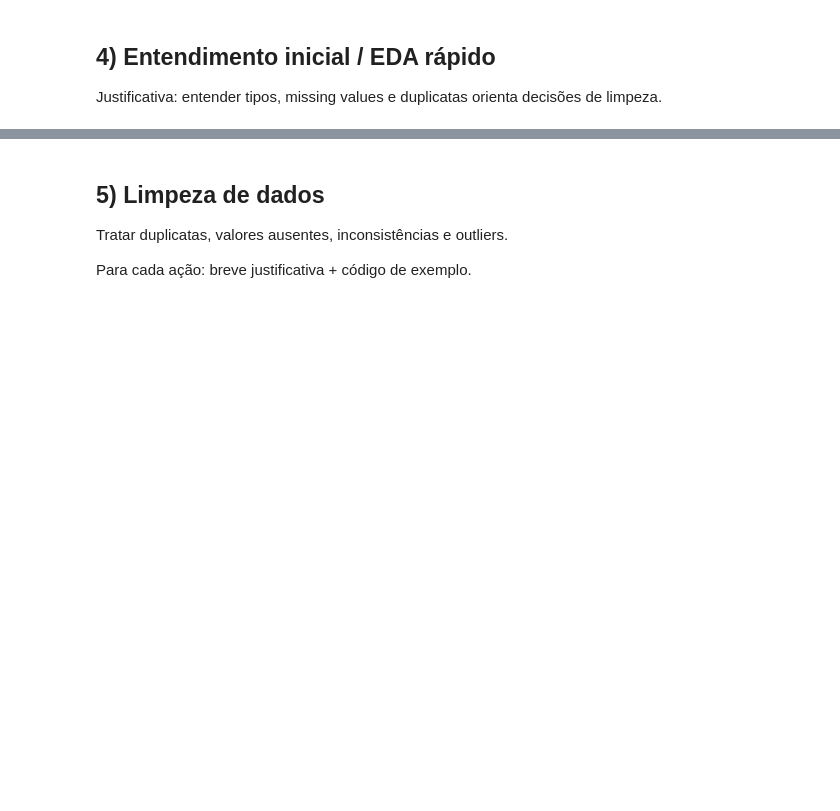
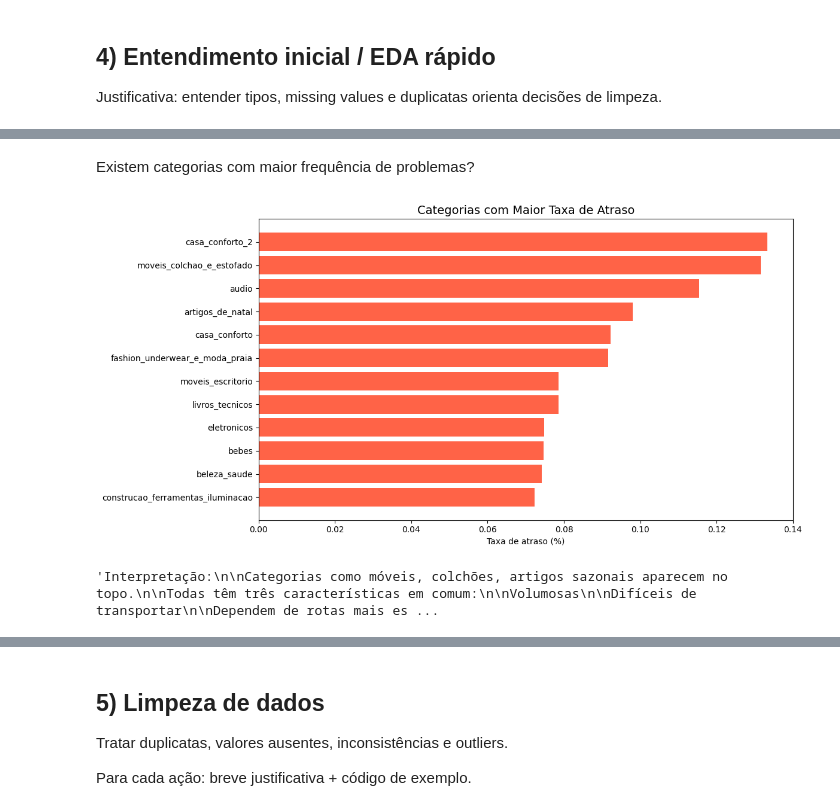
Before and after one commit to saulopietro/saulopietro-Projeto-Analise-Exploratoria--Saulo-Davi-, a Jupyter notebook: analysis_notebook_final.ipynb, the cells around one changed output, grey strips where cells are left out. Cells and saved outputs as stored; diff of their text form; code cells hidden in the pictures; blank space fills up the shorter version.

```diff
--- a/analysis_notebook_final.ipynb
+++ b/analysis_notebook_final.ipynb
@@ -115,0 +231,42 @@ print(df.describe(include='all'))
+# %% [markdown]
+Existem categorias com maior frequência de problemas?
+# %%
+# Identificar atraso real por pedido
+df["is_late"] = df["delivery_delay_days"] > 0
+
+cat_delay = df.groupby("product_category_name").agg(
+    total_orders=("order_id", "count"),
+    late_orders=("is_late", "sum"),
+    avg_price=("price", "mean"),
+    avg_freight=("freight_value", "mean")
+)
+
+cat_delay["delay_rate"] = cat_delay["late_orders"] / cat_delay["total_orders"]
+cat_delay = cat_delay[cat_delay["total_orders"] > 20]  # evita ruído
+
+cat_sorted = cat_delay.sort_values("delay_rate", ascending=False).head(12)
+
+plt.figure(figsize=(12,6))
+plt.barh(cat_sorted.index, cat_sorted["delay_rate"], color="tomato")
+plt.title("Categorias com Maior Taxa de Atraso", fontsize=14)
+plt.xlabel("Taxa de atraso (%)")
+plt.gca().invert_yaxis()
+plt.tight_layout()
+plt.show()
+
+"""Interpretação:
+
+Categorias como móveis, colchões, artigos sazonais aparecem no topo.
+
+Todas têm três características em comum:
+
+Volumosas
+
+Difíceis de transportar
+
+Dependem de rotas mais específicas
+
+Preços altos não são o problema, o fator é logística mesmo."""
+# %% [output]
+[figure, added]
+'Interpretação:\n\nCategorias como móveis, colchões, artigos sazonais aparecem no topo.\n\nTodas têm três características em comum:\n\nVolumosas\n\nDifíceis de transportar\n\nDependem de rotas mais es ...
```
Also changed, not shown: parts of 17 cells of this notebook, 1 other file.
